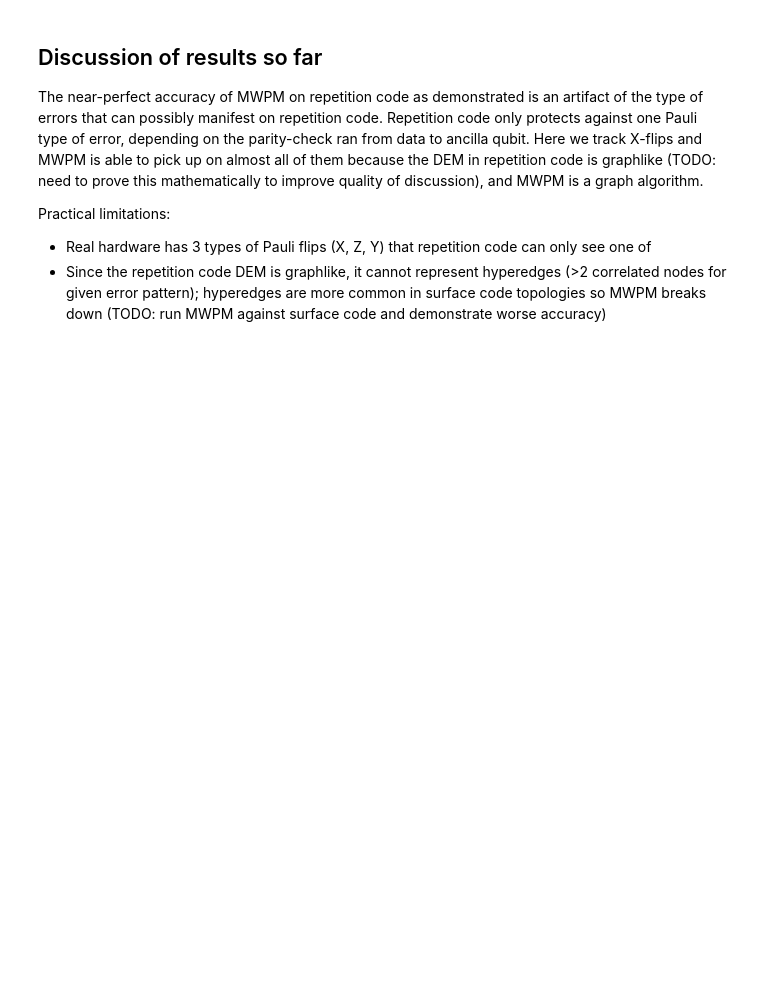
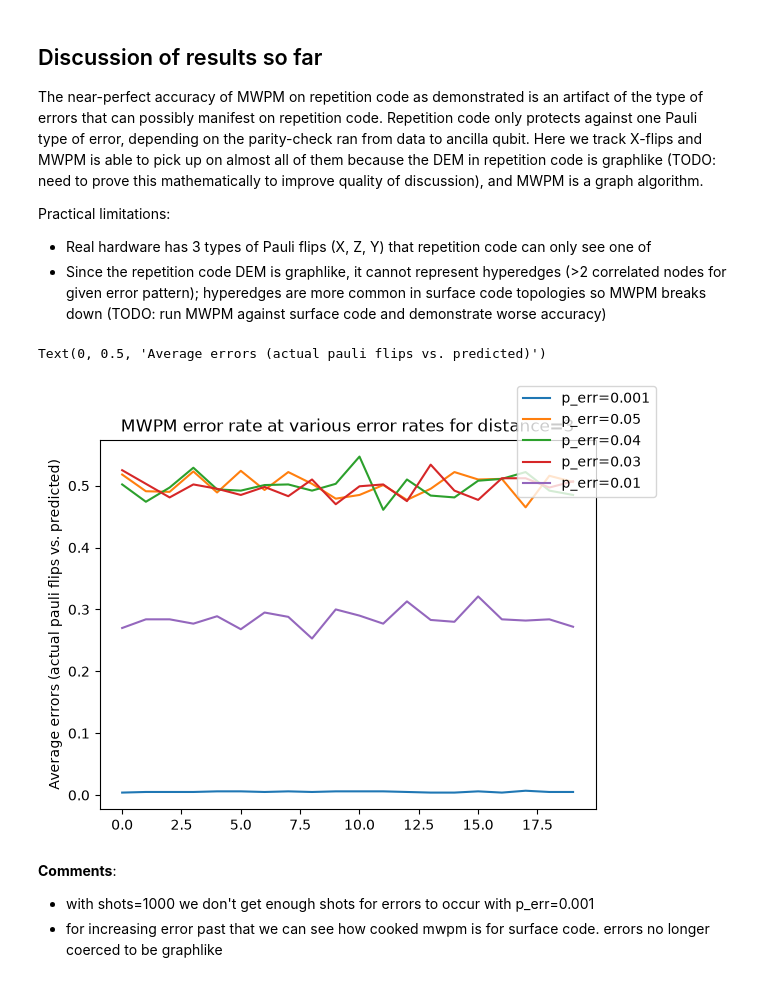
Before and after one commit to cbriice/capstone-research-assistant, a Jupyter notebook: code/mwpm.ipynb, the cells around one changed output. Drawn from its saved outputs; the diff is of its cells as text; code cells hidden in the pictures; blank space fills up the shorter version.

Commit message:
progress: demonstrate inaccuracy of MWPM on surface code

```diff
--- a/code/mwpm.ipynb
+++ b/code/mwpm.ipynb
@@ -175,0 +230,21 @@ Practical limitations:
+# %%
+result = []
+for p in error_rates:
+    p_err = p
+    surface_error_rate = surface_run_mwpm(p_err=p_err, distance=distance)
+    result.append((surface_error_rate, p_err))
+
+fig, ax = plt.subplots()
+for i, res in enumerate(result):
+    p_err = res[1]
+    ax.plot(res[0], label=f"p_err={p_err}")
+fig.legend(loc='outside right upper')
+plt.title(f"MWPM error rate at various error rates for distance={distance}")
+plt.ylabel("Average errors (actual pauli flips vs. predicted)")
+# %% [output]
+Text(0, 0.5, 'Average errors (actual pauli flips vs. predicted)')
+[figure, added]
+# %% [markdown]
+**Comments**:
+- with shots=1000 we don't get enough shots for errors to occur with p_err=0.001
+- for increasing error past that we can see how cooked mwpm is for surface code. errors no longer coerced to be graphlike
```
Also changed, not shown: parts of 2 cells of this notebook.
